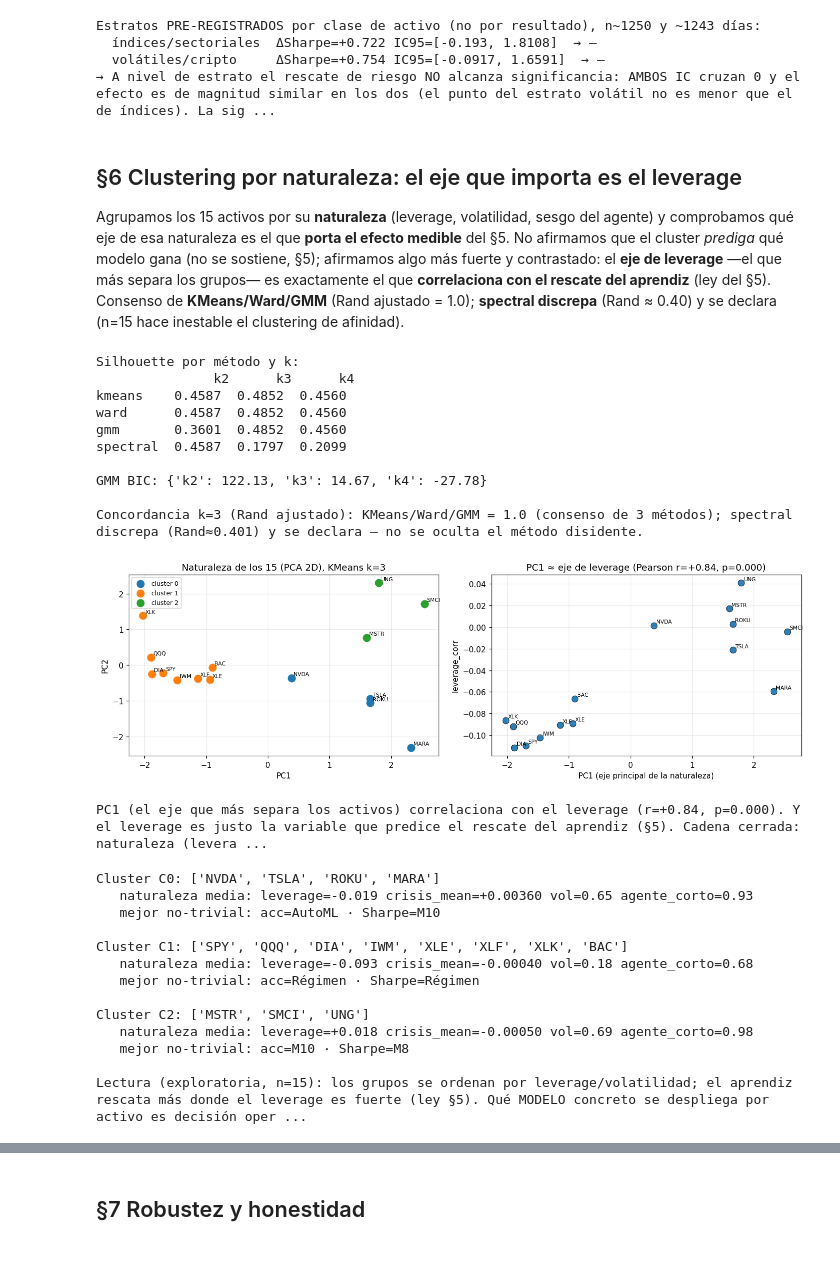
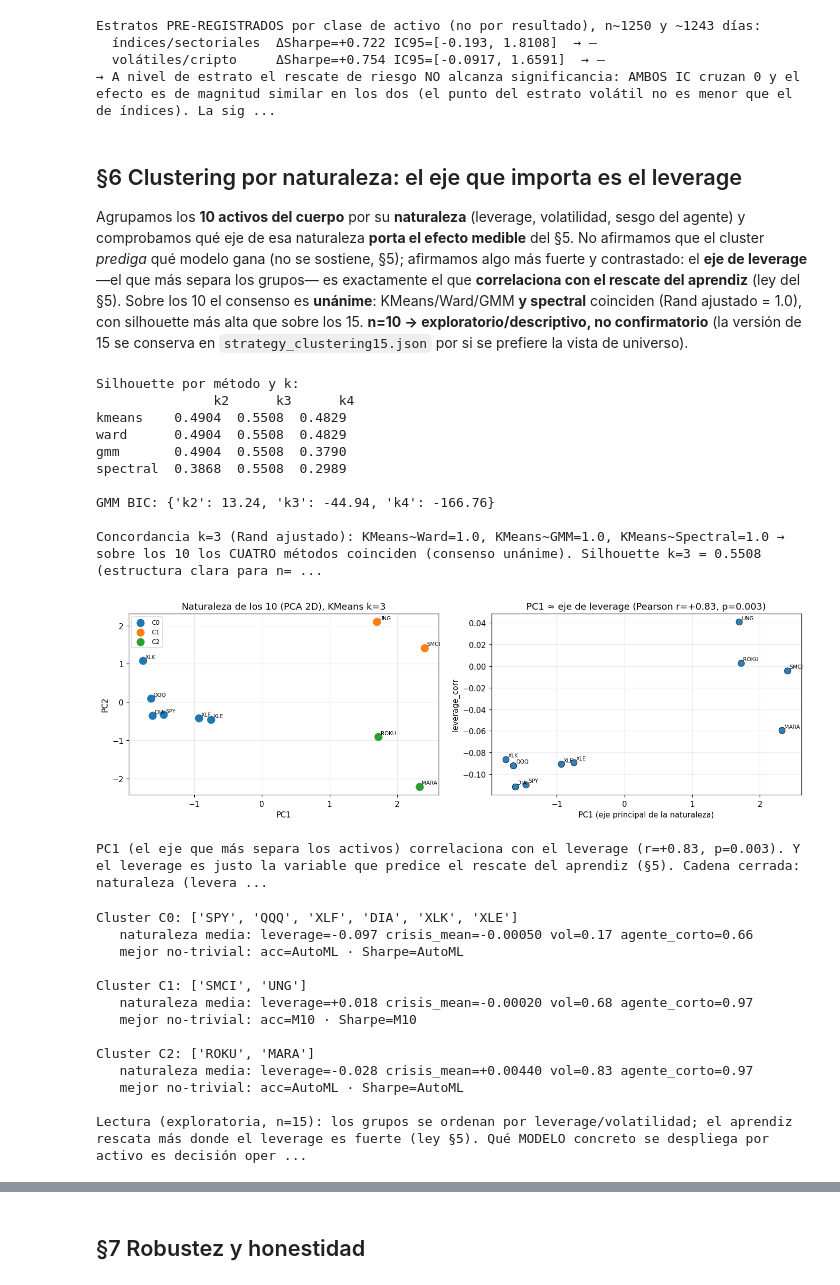
Before and after one commit to RaquelGarciah/Real-time-statistical-supervision-of-an-AI-trading-agent, a Jupyter notebook: notebooks/STRATA_marco_practico.ipynb, the cells around one changed output, grey strips where cells are left out. Saved outputs shown, nothing was run; the diff lists cells and outputs as text; code cells hidden in the pictures; blank space fills up the shorter version.

```diff
--- a/notebooks/STRATA_marco_practico.ipynb
+++ b/notebooks/STRATA_marco_practico.ipynb
@@ -61,7 +61,8 @@ def _load(p): return json.load(open(p))
 DP   = _load("outputs/experiments/decision_automl_prep.json")
 PAN  = _load("outputs/experiments/automl_runs/panel_mm25_inclGBM-XGB-SE_AUC_emb1_N0-150_step21_kfold_seed42.json")["por_activo"]
 IMP  = _load("outputs/experiments/automl_importance.json")["por_activo"]
-CLU  = _load("outputs/experiments/strategy_clustering15.json")
+CLU  = _load("outputs/experiments/strategy_clustering15.json")          # versión de 15 (universo) — conservada como respaldo
+CL10 = _load("outputs/experiments/cluster_panel10.json")                # clustering canónico del cuerpo: los 10 + análisis por grupo
 ANR  = _load("outputs/experiments/automl_net_returns.json")["por_activo"]
 MECH = _load("outputs/experiments/mechanism_panel.json")["por_activo"]
 DET  = _load("outputs/experiments/detector_analysis_SPY.json")
@@ -1231,60 +1232,60 @@ Estratos PRE-REGISTRADOS por clase de activo (no por resultado), n~1250 y ~1243
 # %% [markdown]
 ## §6 Clustering por naturaleza: el eje que importa es el leverage
 
-Agrupamos los 15 activos por su **naturaleza** (leverage, volatilidad, sesgo del agente) y comprobamos qué eje
-de esa naturaleza es el que **porta el efecto medible** del §5. No afirmamos que el cluster *prediga* qué modelo
-gana (no se sostiene, §5); afirmamos algo más fuerte y contrastado: el **eje de leverage** —el que más separa los
-grupos— es exactamente el que **correlaciona con el rescate del aprendiz** (ley del §5). Consenso de
-**KMeans/Ward/GMM** (Rand ajustado = 1.0); **spectral discrepa** (Rand ≈ 0.40) y se declara (n=15 hace inestable
-el clustering de afinidad).
+Agrupamos los **10 activos del cuerpo** por su **naturaleza** (leverage, volatilidad, sesgo del agente) y
+comprobamos qué eje de esa naturaleza **porta el efecto medible** del §5. No afirmamos que el cluster *prediga*
+qué modelo gana (no se sostiene, §5); afirmamos algo más fuerte y contrastado: el **eje de leverage** —el que más
+separa los grupos— es exactamente el que **correlaciona con el rescate del aprendiz** (ley del §5). Sobre los 10
+el consenso es **unánime**: KMeans/Ward/GMM **y spectral** coinciden (Rand ajustado = 1.0), con silhouette más
+alta que sobre los 15. **n=10 → exploratorio/descriptivo, no confirmatorio** (la versión de 15 se conserva en
+`strategy_clustering15.json` por si se prefiere la vista de universo).
 # %%
-# Calidad de la agrupación (silhouette/BIC/Rand) — 15 activos por naturaleza
-clus = CLU["clustering"]
+# Calidad de la agrupación (silhouette/BIC/Rand) — 10 activos por naturaleza
+clus = CL10["clustering"]
 sil = pd.DataFrame({k: {mth: clus[k][mth].get("silhouette") for mth in ("kmeans", "ward", "gmm", "spectral")} for k in ("k2", "k3", "k4")})
 print("Silhouette por método y k:\n", sil)
 print("\nGMM BIC:", {k: clus[k]["gmm"].get("bic") for k in ("k2", "k3", "k4")})
-rand = CLU["concordancia_k3_randajustado"]
-print(f"\nConcordancia k=3 (Rand ajustado): KMeans/Ward/GMM = 1.0 (consenso de 3 métodos); spectral discrepa "
-      f"(Rand≈{rand['kmeans~spectral']:.3f}) y se declara — no se oculta el método disidente.")
+rand = CL10["concordancia_k3_randajustado"]
+print(f"\nConcordancia k=3 (Rand ajustado): KMeans~Ward={rand['kmeans~ward']}, KMeans~GMM={rand['kmeans~gmm']}, "
+      f"KMeans~Spectral={rand['kmeans~spectral']} → sobre los 10 los CUATRO métodos coinciden (consenso unánime). "
+      f"Silhouette k=3 = {clus['k3']['kmeans']['silhouette']} (estructura clara para n=10).")
 # %% [output]
 Silhouette por método y k:
                k2      k3      k4
-kmeans    0.4587  0.4852  0.4560
-ward      0.4587  0.4852  0.4560
-gmm       0.3601  0.4852  0.4560
-spectral  0.4587  0.1797  0.2099
+kmeans    0.4904  0.5508  0.4829
+ward      0.4904  0.5508  0.4829
+gmm       0.4904  0.5508  0.3790
+spectral  0.3868  0.5508  0.2989
 
-GMM BIC: {'k2': 122.13, 'k3': 14.67, 'k4': -27.78}
+GMM BIC: {'k2': 13.24, 'k3': -44.94, 'k4': -166.76}
 
-Concordancia k=3 (Rand ajustado): KMeans/Ward/GMM = 1.0 (consenso de 3 métodos); spectral discrepa (Rand≈0.401) y se declara — no se oculta el método disidente.
+Concordancia k=3 (Rand ajustado): KMeans~Ward=1.0, KMeans~GMM=1.0, KMeans~Spectral=1.0 → sobre los 10 los CUATRO métodos coinciden (consenso unánime). Silhouette k=3 = 0.5508 (estructura clara para n= ...
 # %%
 # PCA 2D + el eje PC1 ES el leverage, y el leverage es el que correlaciona con el rescate del aprendiz
 from sklearn.decomposition import PCA
 from scipy.stats import pearsonr
-Xs = np.array(CLU["meta"]["X_estandarizada"]); ok = CLU["meta"]["panel"]; lab = np.array(clus["k3"]["kmeans"]["labels"])
-feats = CLU["meta"]["cluster_features"] if "cluster_features" in CLU["meta"] else None
-pcaf = PCA(n_components=2); pca = pcaf.fit_transform(Xs)
+ok = CL10["meta"]["panel"]; lab = np.array(clus["k3"]["kmeans"]["labels"]); pca = np.array(CL10["meta"]["pca2d"])
 fig, axes = plt.subplots(1, 2, figsize=(13, 4.2))
 for c in sorted(set(lab)):
-    idx = np.where(lab == c)[0]; axes[0].scatter(pca[idx, 0], pca[idx, 1], s=90, label=f"cluster {c}")
+    idx = np.where(lab == c)[0]; axes[0].scatter(pca[idx, 0], pca[idx, 1], s=90, label=f"C{c}")
 for i, a in enumerate(ok): axes[0].annotate(a, (pca[i, 0], pca[i, 1]), fontsize=7, xytext=(3, 3), textcoords="offset points")
-axes[0].set_title("Naturaleza de los 15 (PCA 2D), KMeans k=3"); axes[0].legend(fontsize=8); axes[0].set_xlabel("PC1"); axes[0].set_ylabel("PC2")
+axes[0].set_title("Naturaleza de los 10 (PCA 2D), KMeans k=3"); axes[0].legend(fontsize=8); axes[0].set_xlabel("PC1"); axes[0].set_ylabel("PC2")
 # PC1 vs leverage_corr: ¿es PC1 el eje de leverage?
 levv = np.array([MECH[a]["leverage_corr"] for a in ok]); rpc, ppc = pearsonr(pca[:, 0], levv)
 axes[1].scatter(pca[:, 0], levv, s=70, color="#2c7fb8", edgecolor="k", lw=.5)
 for i, a in enumerate(ok): axes[1].annotate(a, (pca[i, 0], levv[i]), fontsize=7, xytext=(3, 3), textcoords="offset points")
 axes[1].set_xlabel("PC1 (eje principal de la naturaleza)"); axes[1].set_ylabel("leverage_corr")
 axes[1].set_title(f"PC1 ≈ eje de leverage (Pearson r={rpc:+.2f}, p={ppc:.3f})")
 plt.tight_layout(); plt.show()
 print(f"PC1 (el eje que más separa los activos) correlaciona con el leverage (r={rpc:+.2f}, p={ppc:.3f}). "
       "Y el leverage es justo la variable que predice el rescate del aprendiz (§5). Cadena cerrada: "
       "naturaleza (leverage) → eje principal del clustering → rescate del aprendiz, todo medido.")
 # %% [output]
-[figure, old version]
+[figure, new version]
-PC1 (el eje que más separa los activos) correlaciona con el leverage (r=+0.84, p=0.000). Y el leverage es justo la variable que predice el rescate del aprendiz (§5). Cadena cerrada: naturaleza (levera ...
+PC1 (el eje que más separa los activos) correlaciona con el leverage (r=+0.83, p=0.003). Y el leverage es justo la variable que predice el rescate del aprendiz (§5). Cadena cerrada: naturaleza (levera ...
 # %%
 # Perfil económico de cada cluster (naturaleza media + mejor estrategia) — lectura, no predicción
-prof = CLU["perfiles_k3"].get("kmeans", {})
+prof = CL10["perfiles_k3"].get("kmeans", {})
 for c, d in prof.items():
     nat = d["naturaleza_media"]
     print(f"\nCluster {c}: {d['activos']}")
@@ -1295,16 +1296,16 @@ print("\nLectura (exploratoria, n=15): los grupos se ordenan por leverage/volati
       "donde el leverage es fuerte (ley §5). Qué MODELO concreto se despliega por activo es decisión operativa, "
       "no una predicción del cluster — y eso se dice tal cual.")
 # %% [output]
-Cluster C0: ['NVDA', 'TSLA', 'ROKU', 'MARA']
-   naturaleza media: leverage=-0.019 crisis_mean=+0.00360 vol=0.65 agente_corto=0.93
-   mejor no-trivial: acc=AutoML · Sharpe=M10
+Cluster C0: ['SPY', 'QQQ', 'XLF', 'DIA', 'XLK', 'XLE']
+   naturaleza media: leverage=-0.097 crisis_mean=-0.00050 vol=0.17 agente_corto=0.66
+   mejor no-trivial: acc=AutoML · Sharpe=AutoML
 
-Cluster C1: ['SPY', 'QQQ', 'DIA', 'IWM', 'XLE', 'XLF', 'XLK', 'BAC']
-   naturaleza media: leverage=-0.093 crisis_mean=-0.00040 vol=0.18 agente_corto=0.68
-   mejor no-trivial: acc=Régimen · Sharpe=Régimen
+Cluster C1: ['SMCI', 'UNG']
+   naturaleza media: leverage=+0.018 crisis_mean=-0.00020 vol=0.68 agente_corto=0.97
+   mejor no-trivial: acc=M10 · Sharpe=M10
 
-Cluster C2: ['MSTR', 'SMCI', 'UNG']
-   naturaleza media: leverage=+0.018 crisis_mean=-0.00050 vol=0.69 agente_corto=0.98
-   mejor no-trivial: acc=M10 · Sharpe=M8
+Cluster C2: ['ROKU', 'MARA']
+   naturaleza media: leverage=-0.028 crisis_mean=+0.00440 vol=0.83 agente_corto=0.97
+   mejor no-trivial: acc=AutoML · Sharpe=AutoML
 
 Lectura (exploratoria, n=15): los grupos se ordenan por leverage/volatilidad; el aprendiz rescata más donde el leverage es fuerte (ley §5). Qué MODELO concreto se despliega por activo es decisión oper ...
```
Also changed, not shown: parts of 5 cells of this notebook, 3 other files.
